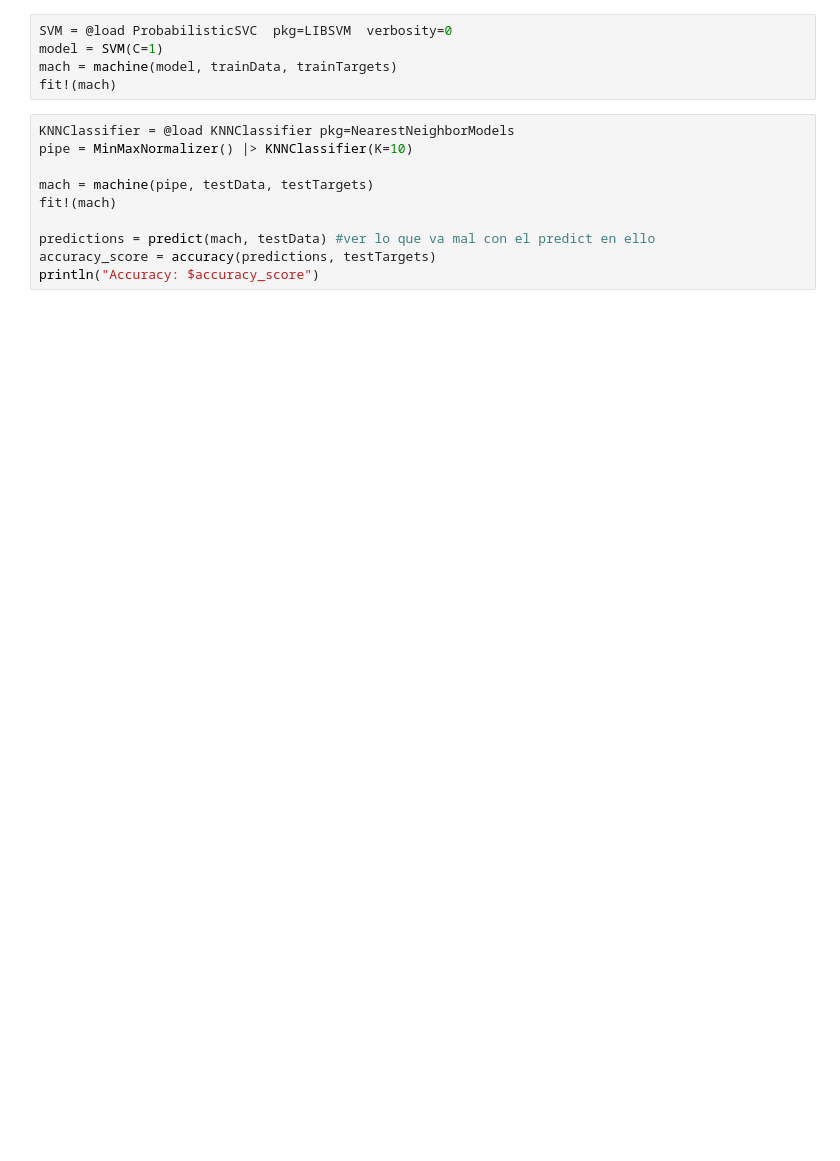
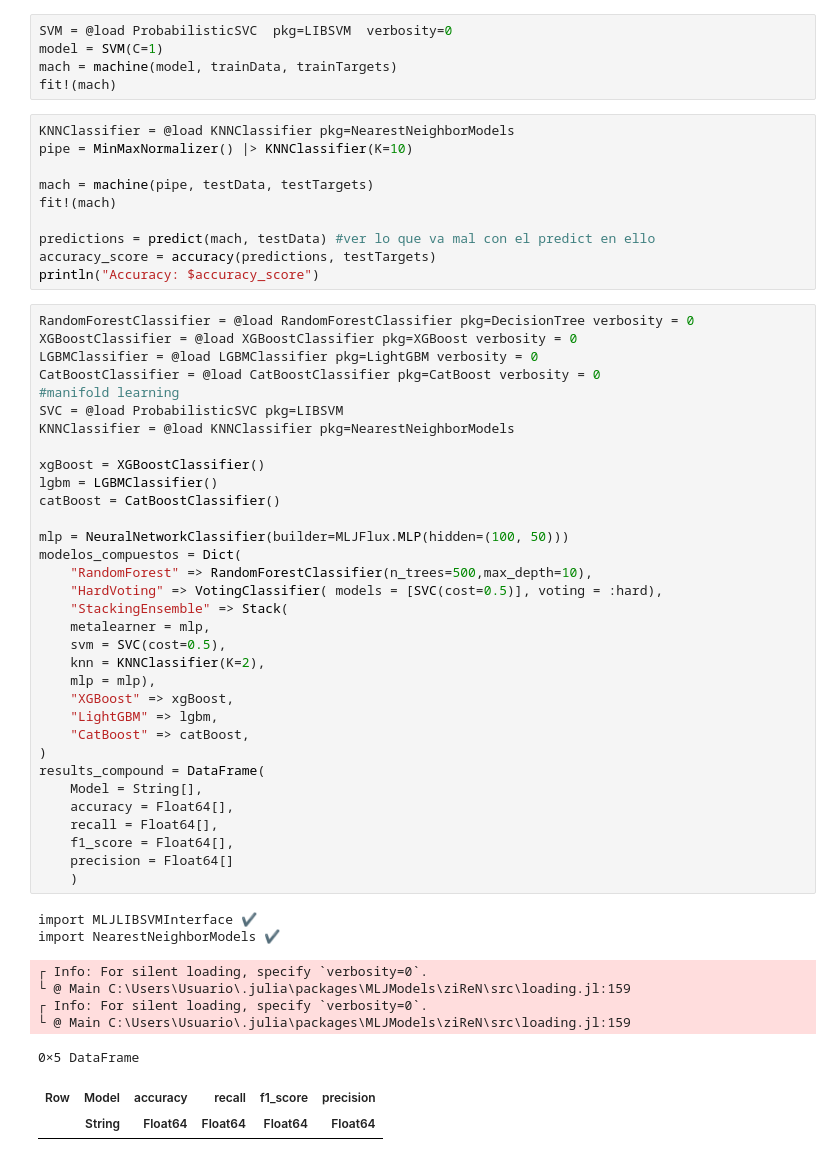
Before and after one commit to rodrigogarciar1/MAAAI, a Jupyter notebook: PracticaFinal/P2_Notebook.ipynb, the cells around one changed output. Drawn from its saved outputs; the diff is of its cells as text; blank space fills up the shorter version.

```diff
--- a/PracticaFinal/P2_Notebook.ipynb
+++ b/PracticaFinal/P2_Notebook.ipynb
@@ -534,3 +635,46 @@ fit!(mach)
 predictions = predict(mach, testData) #ver lo que va mal con el predict en ello
 accuracy_score = accuracy(predictions, testTargets)
 println("Accuracy: $accuracy_score")
+# %%
+RandomForestClassifier = @load RandomForestClassifier pkg=DecisionTree verbosity = 0
+XGBoostClassifier = @load XGBoostClassifier pkg=XGBoost verbosity = 0
+LGBMClassifier = @load LGBMClassifier pkg=LightGBM verbosity = 0
+CatBoostClassifier = @load CatBoostClassifier pkg=CatBoost verbosity = 0
+#manifold learning
+SVC = @load ProbabilisticSVC pkg=LIBSVM
+KNNClassifier = @load KNNClassifier pkg=NearestNeighborModels
+
+xgBoost = XGBoostClassifier()
+lgbm = LGBMClassifier()
+catBoost = CatBoostClassifier()
+
+mlp = NeuralNetworkClassifier(builder=MLJFlux.MLP(hidden=(100, 50)))
+modelos_compuestos = Dict(
+    "RandomForest" => RandomForestClassifier(n_trees=500,max_depth=10),
+    "HardVoting" => VotingClassifier( models = [SVC(cost=0.5)], voting = :hard),
+    "StackingEnsemble" => Stack(
+    metalearner = mlp,
+    svm = SVC(cost=0.5),
+    knn = KNNClassifier(K=2),
+    mlp = mlp),
+    "XGBoost" => xgBoost,
+    "LightGBM" => lgbm,
+    "CatBoost" => catBoost,
+)
+results_compound = DataFrame(
+    Model = String[],
+    accuracy = Float64[],
+    recall = Float64[],
+    f1_score = Float64[],
+    precision = Float64[]
+    )
+# %% [output]
+import MLJLIBSVMInterface ✔
+import NearestNeighborModels ✔
+┌ Info: For silent loading, specify `verbosity=0`.
+└ @ Main C:\Users\Usuario\.julia\packages\MLJModels\ziReN\src\loading.jl:159
+┌ Info: For silent loading, specify `verbosity=0`.
+└ @ Main C:\Users\Usuario\.julia\packages\MLJModels\ziReN\src\loading.jl:159
+0×5 DataFrame
+| Row | Model | accuracy | recall | f1_score | precision |
+|  | String | Float64 | Float64 | Float64 | Float64 |
```
Also changed, not shown: parts of 16 cells of this notebook, 9 other files.
